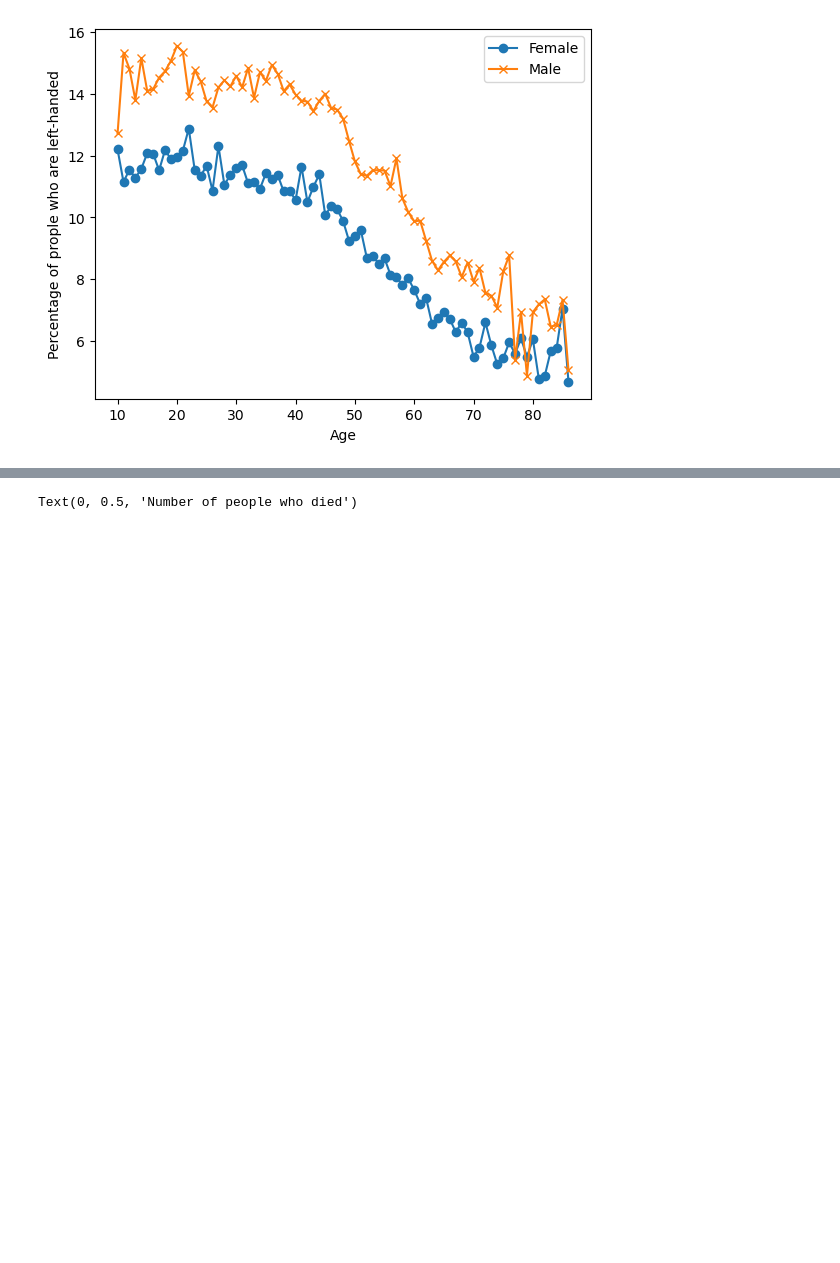
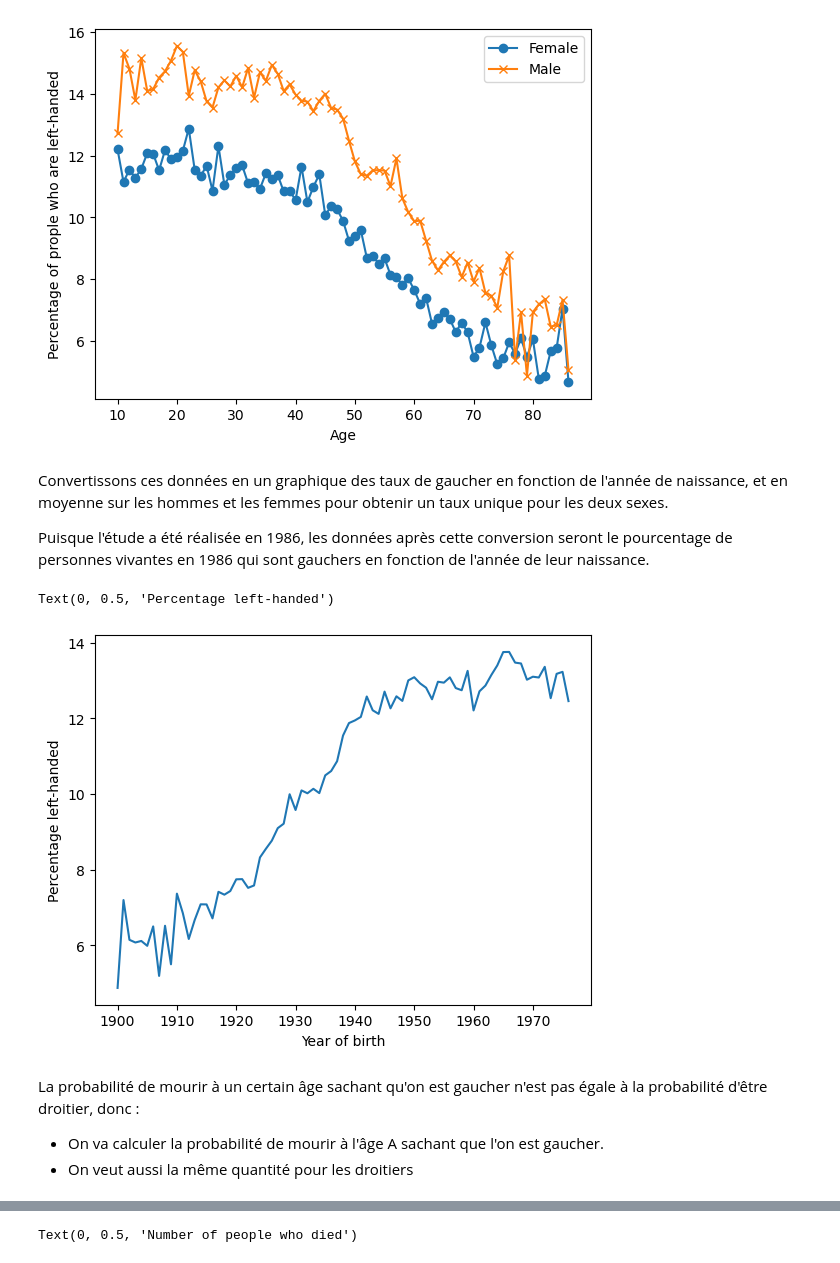
Before and after one commit to lahahismail/Do-Left-handed-people-really-die-young, a Jupyter notebook: index.ipynb, the cells around one changed output, grey strips where cells are left out. Cells and saved outputs as stored; diff of their text form; code cells hidden in the pictures; blank space fills up the shorter version.

```diff
--- a/index.ipynb
+++ b/index.ipynb
@@ -28,4 +43,28 @@ ax.set_ylabel("Percentage of prople who are left-handed")
 # %% [output]
 Text(0, 0.5, 'Percentage of prople who are left-handed')
 [figure]
+# %% [markdown]
+Convertissons ces données en un graphique des taux de gaucher en fonction de l'année de naissance, et en moyenne sur les hommes et les femmes pour obtenir un taux unique pour les deux sexes.
+
+Puisque l'étude a été réalisée en 1986, les données après cette conversion seront le pourcentage de personnes vivantes en 1986 qui sont gauchers en fonction de l'année de leur naissance.
+# %%
+# create a new column for birth year of each age
+lefthanded_data['Birth_year'] = 1986 - lefthanded_data['Age'] # the study was done in 1986
+
+# create a new column for the average of male and female
+lefthanded_data['Mean_lh'] = lefthanded_data[['Female', 'Male']].mean(axis = 1)
+
+# create a plot of 'Mean_lh' vs. 'Birth_year'
+fig, ax = plt.subplots()
+ax.plot('Birth_year', 'Mean_lh', data = lefthanded_data)
+ax.set_xlabel("Year of birth")
+ax.set_ylabel("Percentage left-handed")
+# %% [output]
+Text(0, 0.5, 'Percentage left-handed')
+[figure, added]
+# %% [markdown]
+La probabilité de mourir à un certain âge sachant qu'on est gaucher n'est pas égale à la probabilité d'être
+droitier, donc :
+   * On va  calculer la probabilité de mourir à l'âge A sachant que l'on est gaucher.
+   * On veut aussi la même quantité pour les droitiers
 # %%
```
Also changed, not shown: parts of 19 cells of this notebook, 2 other files.
